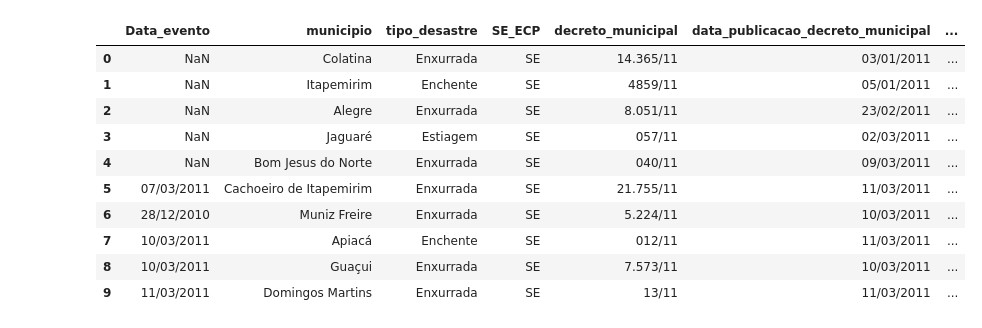
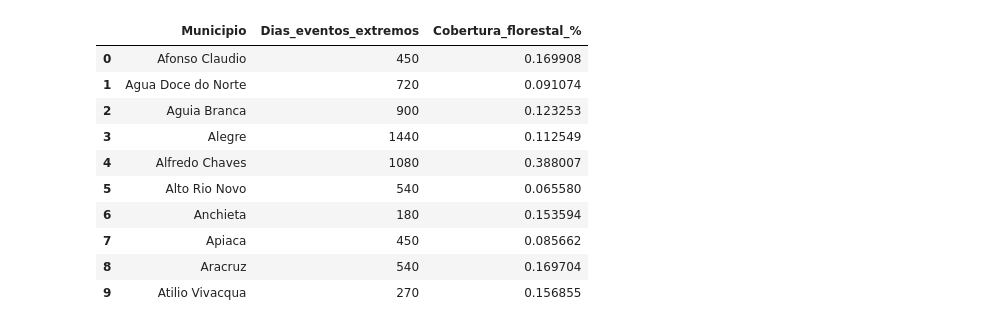
Before and after one commit to rmontteiro/proesam, a Jupyter notebook: clustering_vulnerabilidade_ambiental.ipynb, the cells around one changed output. Saved outputs shown, nothing was run; the diff lists cells and outputs as text; code cells hidden in the pictures.

```diff
--- a/clustering_vulnerabilidade_ambiental.ipynb
+++ b/clustering_vulnerabilidade_ambiental.ipynb
@@ -5,5 +5,5 @@ import numpy as np
 import pandas as pd
 # %%
 #lendo o csv uso do solo
-df_uso_solo = pd.read_csv('/content/MAPES_2012_2015_Uso_e_Cobertura_Solo_Municipios_transposto.csv', sep=';')
+df_matriz = pd.read_excel('/content/matriz_processamento_final.xlsx')
 # %%
@@ -26,14 +45,16 @@ df_situacao_anormal = pd.read_csv('/content/situacoes_anormal.csv', sep=';')
+# %%
+df_matriz.columns = ['Municipio','Dias_eventos_extremos','Cobertura_florestal_%']
 # %%
-df_situacao_anormal.head(10)
+df_matriz.head(10)
 # %% [output]
-|  | Data_evento | municipio | tipo_desastre | SE_ECP | decreto_municipal | data_publicacao_decreto_municipal | ... |
-| 0 | NaN | Colatina | Enxurrada | SE | 14.365/11 | 03/01/2011 | ... |
-| 1 | NaN | Itapemirim | Enchente | SE | 4859/11 | 05/01/2011 | ... |
-| 2 | NaN | Alegre | Enxurrada | SE | 8.051/11 | 23/02/2011 | ... |
-| 3 | NaN | Jaguaré | Estiagem | SE | 057/11 | 02/03/2011 | ... |
-| 4 | NaN | Bom Jesus do Norte | Enxurrada | SE | 040/11 | 09/03/2011 | ... |
-| 5 | 07/03/2011 | Cachoeiro de Itapemirim | Enxurrada | SE | 21.755/11 | 11/03/2011 | ... |
-| 6 | 28/12/2010 | Muniz Freire | Enxurrada | SE | 5.224/11 | 10/03/2011 | ... |
-| 7 | 10/03/2011 | Apiacá | Enchente | SE | 012/11 | 11/03/2011 | ... |
-| 8 | 10/03/2011 | Guaçui | Enxurrada | SE | 7.573/11 | 10/03/2011 | ... |
-| 9 | 11/03/2011 | Domingos Martins | Enxurrada | SE | 13/11 | 11/03/2011 | ... |
+|  | Municipio | Dias_eventos_extremos | Cobertura_florestal_% |
+| 0 | Afonso Claudio | 450 | 0.169908 |
+| 1 | Agua Doce do Norte | 720 | 0.091074 |
+| 2 | Aguia Branca | 900 | 0.123253 |
+| 3 | Alegre | 1440 | 0.112549 |
+| 4 | Alfredo Chaves | 1080 | 0.388007 |
+| 5 | Alto Rio Novo | 540 | 0.065580 |
+| 6 | Anchieta | 180 | 0.153594 |
+| 7 | Apiaca | 450 | 0.085662 |
+| 8 | Aracruz | 540 | 0.169704 |
+| 9 | Atilio Vivacqua | 270 | 0.156855 |
```
Also changed, not shown: parts of 25 cells of this notebook.
